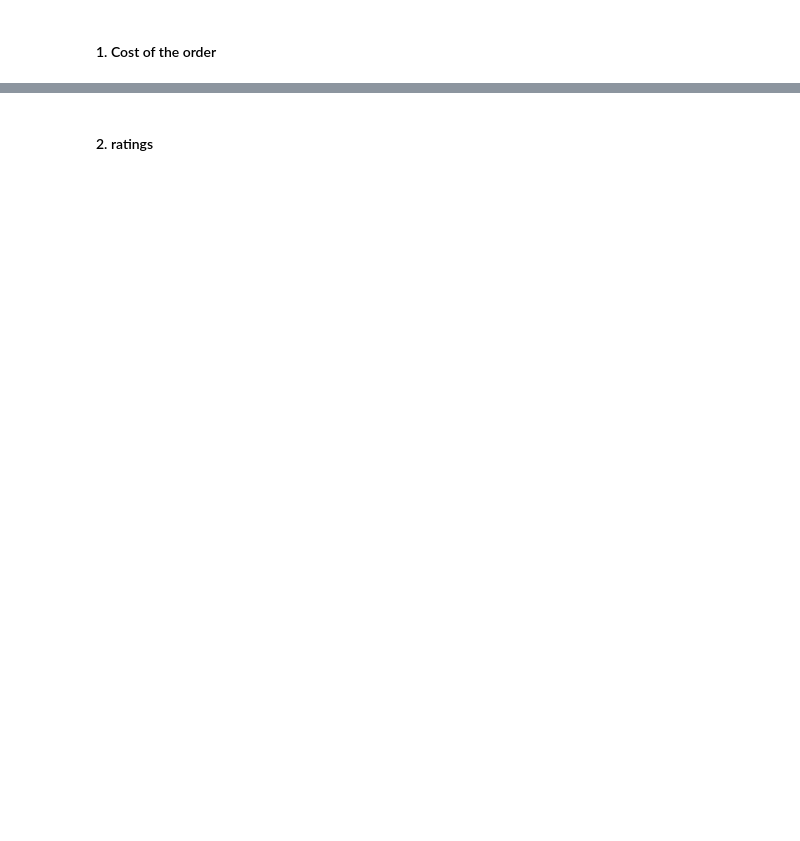
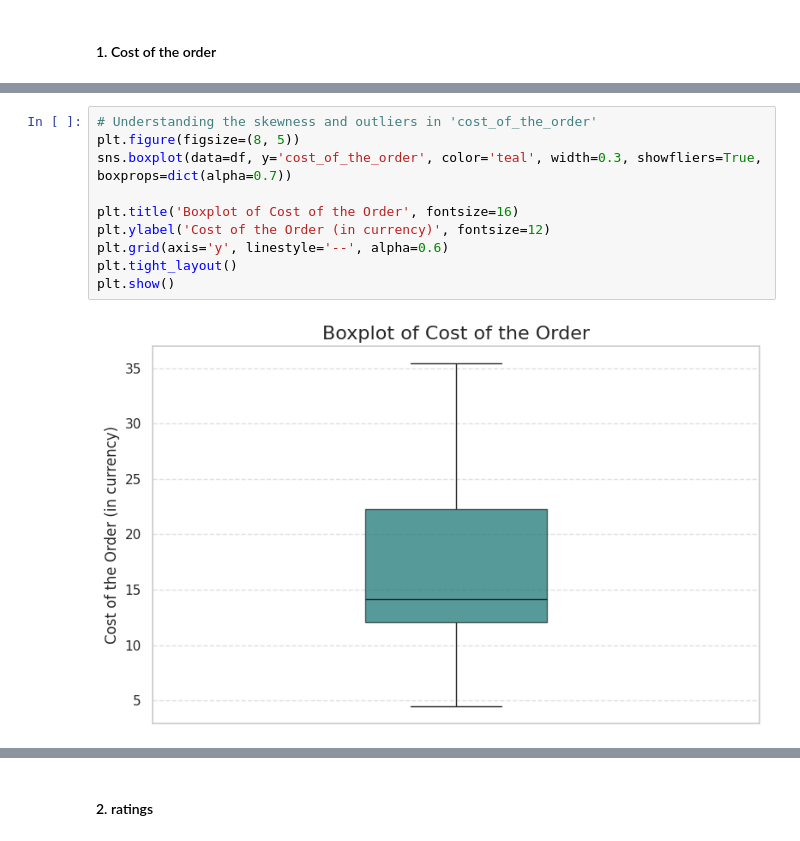
Before and after one commit to vaishnavipalyam/FoodHubAnalysis, a Jupyter notebook: FoodHub_Analysis.ipynb, the cells around one changed output, grey strips where cells are left out. Saved outputs shown, nothing was run; the diff lists cells and outputs as text; blank space fills up the shorter version.

```diff
--- a/FoodHub_Analysis.ipynb
+++ b/FoodHub_Analysis.ipynb
@@ -159,0 +232,12 @@ sns.boxplot(df, x='cost_of_the_order');
+# %%
+# Understanding the skewness and outliers in 'cost_of_the_order'
+plt.figure(figsize=(8, 5))
+sns.boxplot(data=df, y='cost_of_the_order', color='teal', width=0.3, showfliers=True, boxprops=dict(alpha=0.7))
+
+plt.title('Boxplot of Cost of the Order', fontsize=16)
+plt.ylabel('Cost of the Order (in currency)', fontsize=12)
+plt.grid(axis='y', linestyle='--', alpha=0.6)
+plt.tight_layout()
+plt.show()
+# %% [output]
+[figure, added]
```
Also changed, not shown: parts of 120 cells of this notebook.
